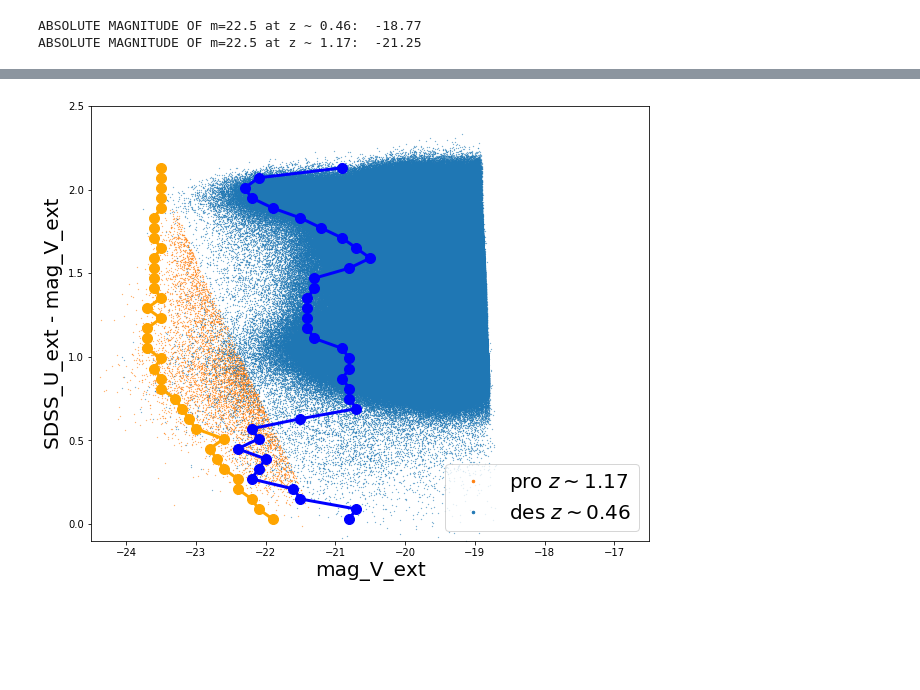
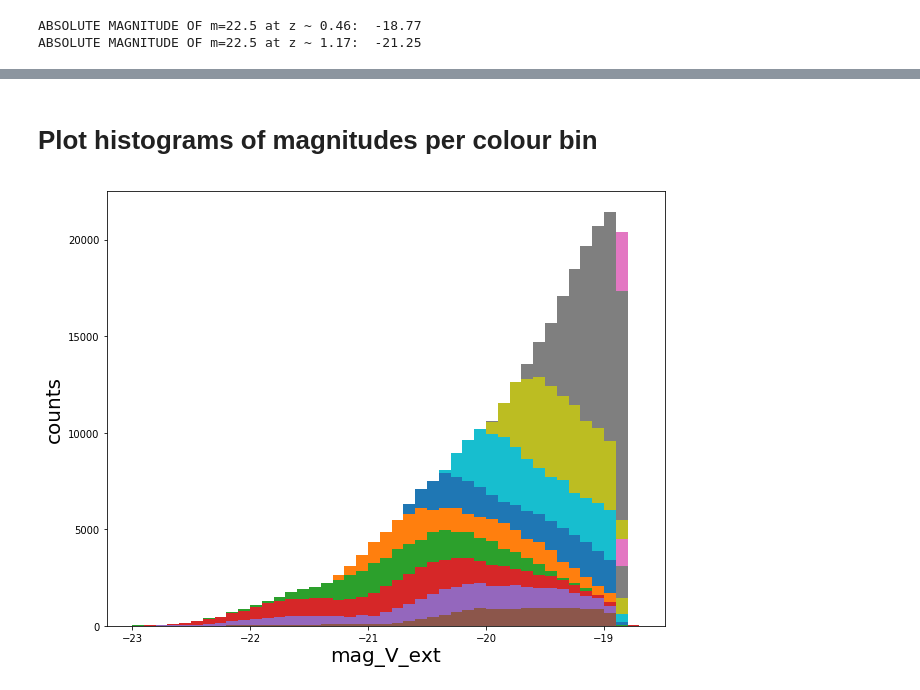
Before and after one commit to GiorgioManzoni/VIPERS_GALFORM, a Jupyter notebook: 009_John_Helly_edge.ipynb, the cells around one changed output, grey strips where cells are left out. Cells and saved outputs as stored; diff of their text form; code cells hidden in the pictures; blank space fills up the shorter version.

```diff
--- a/009_John_Helly_edge.ipynb
+++ b/009_John_Helly_edge.ipynb
@@ -168,26 +173,0 @@ plt.show()
-# %%
-plt.figure(figsize=(10,8))
-
-#points
-plt.plot(xp,yp,".",markersize=0.5,label=r'pro $z\sim1.17$',c='C1')
-plt.plot(xd,yd,".",markersize=0.5,label=r'des $z\sim0.46$',c='C0')
-
-#edges
-plt.plot(xp_edge,yp_edge,".",markersize=20,c='orange')
-plt.plot(xp_edge,yp_edge,"-",lw=3,c='orange')
-plt.plot(xd_edge,yd_edge,".",markersize=20,c='blue')
-plt.plot(xd_edge,yd_edge,"-",lw=3,c='blue')
-
-#labels
-plt.xlabel("mag_V_ext")
-plt.ylabel("SDSS_U_ext - mag_V_ext")
-plt.legend(markerscale=10)
-
-#limits
-plt.xlim(-24.5,-16.5)
-plt.ylim(-0.1,2.5)
-
-plt.savefig("../plots/009/col_mag_des_prog_cut225_edge.png")
-plt.show()
-# %% [output]
-[figure, removed]
@@ -195,0 +174,42 @@ plt.show()
+# %% [markdown]
+# Plot histograms of magnitudes per colour bin
+# %%
+def HISTO(x,y,x_min=-26.,x_max=-15.,x_bin_size=0.1,y_min=0.55,y_max=2.1,y_bin_size=0.15,threashold =0.15,save=True):
+
+    plt.figure(figsize=(10,8))
+
+    y_Nbins = int((y_max - y_min) / y_bin_size)
+    x_Nbins = int((x_max - x_min) / x_bin_size)
+    x_edge=[]
+    y_edge=[]
+    #loop on y bins
+    for i in range(y_Nbins):
+        # define y bin
+        y_low = y_min + y_bin_size * i
+        y_high = y_min + y_bin_size * (i+1)
+        y_center = (y_low+y_high)/2.
+        select_y_in_ybin = np.where((y>=y_low)&(y<y_high))
+        # histogram of x in a selected y bin
+        #x_histo, x_histo_bins = np.histogram(x[select_y_in_ybin],bins=x_Nbins,range=(x_min,x_max))
+        plt.hist(x[select_y_in_ybin],bins=x_Nbins,range=(x_min,x_max),histtype='bar',lw=3)
+        if save:
+            plt.savefig('../plots/009/histo/'+str(int(y_center*100))+".png")
+    plt.ylabel("counts")
+    plt.xlabel("mag_V_ext")
+    plt.savefig('../plots/009/histo_mags_per_colour.png')
+    plt.show()
+        #find most populated bin
+        #x_histo_max = np.max(x_histo[:-1])
+        #x_histo_max_index = np.argmax(x_histo[:-1])
+        #loop to find the edge
+        #for j in range(x_histo_max_index,0,-1):
+        #    if (x_histo[j]<x_histo_max * threashold):
+        #        edge_index = j
+        #        break
+        #x_edge.append(x_histo_bins[j])
+        #y_edge.append(y_center)
+    #return np.array(x_edge), np.array(y_edge)
+# %%
+HISTO(xd,yd,y_min=0.,y_max=2.2,y_bin_size=0.06,x_min=-23.,x_max=-18.7)
+# %% [output]
+[figure, added]
```
Also changed, not shown: parts of 24 cells of this notebook.
